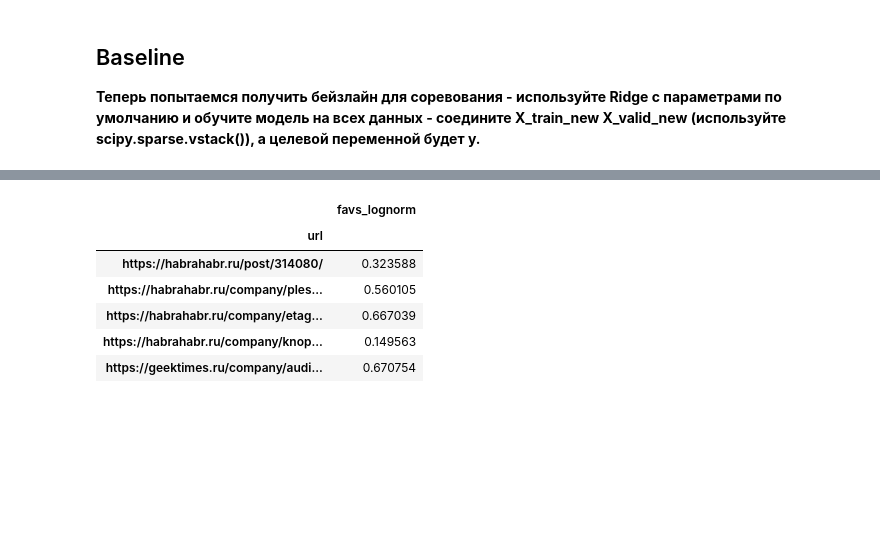
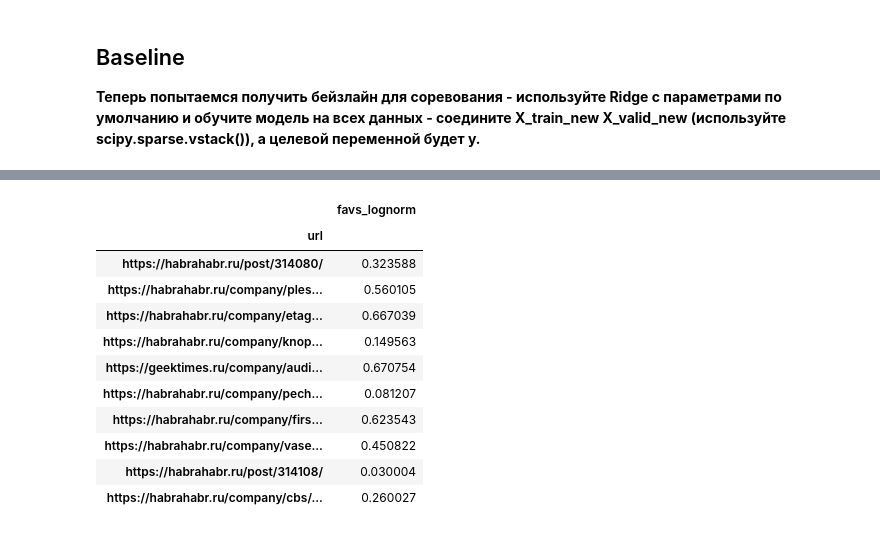
Before and after one commit to btimur/mlcourse_open, a Jupyter notebook: jupyter_notebooks/topic4_linear_models/hw4_part2_habr_popularity_ridge.ipynb, the cells around one changed output, grey strips where cells are left out. Cells and saved outputs as stored; diff of their text form; code cells hidden in the pictures; blank space fills up the shorter version.

```diff
--- a/jupyter_notebooks/topic4_linear_models/hw4_part2_habr_popularity_ridge.ipynb
+++ b/jupyter_notebooks/topic4_linear_models/hw4_part2_habr_popularity_ridge.ipynb
@@ -329,12 +414,17 @@ test_preds = model.predict(X_test_new)
 # %%
 sample_submission = pd.read_csv('sample_submission.csv', index_col='url')
 # %%
-sample_submission.head()
+sample_submission.head(10)
 # %% [output]
 |  | favs_lognorm |
 | url |  |
 | https://habrahabr.ru/post/314080/ | 0.323588 |
 | https://habrahabr.ru/company/ples... | 0.560105 |
 | https://habrahabr.ru/company/etag... | 0.667039 |
 | https://habrahabr.ru/company/knop... | 0.149563 |
 | https://geektimes.ru/company/audi... | 0.670754 |
+| https://habrahabr.ru/company/pech... | 0.081207 |
+| https://habrahabr.ru/company/firs... | 0.623543 |
+| https://habrahabr.ru/company/vase... | 0.450822 |
+| https://habrahabr.ru/post/314108/ | 0.030004 |
+| https://habrahabr.ru/company/cbs/... | 0.260027 |
```
Also changed, not shown: parts of 29 cells of this notebook, 2 other files.
